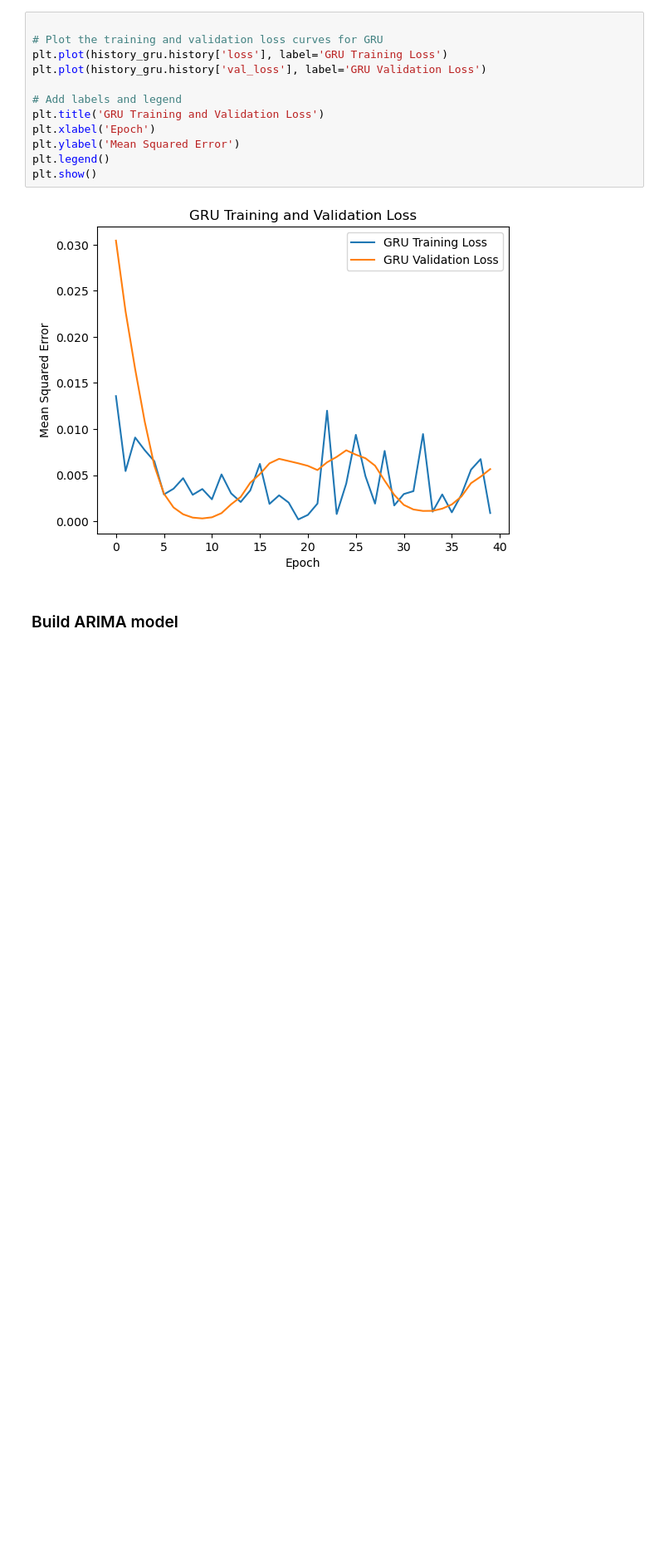
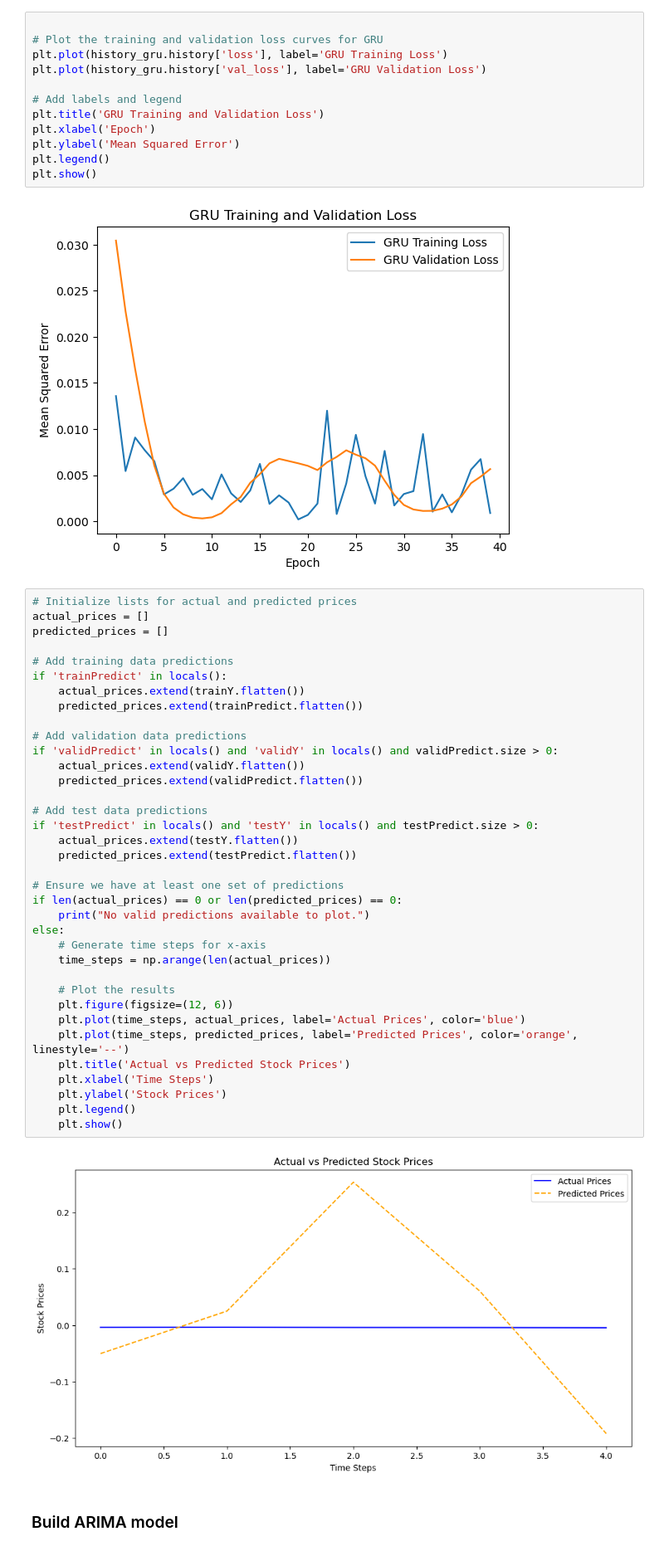
Before and after one commit to xiujieleo/deep-learning-fundamentaion, a Jupyter notebook: assignment3.ipynb, the cells around one changed output. Shown: that part at 83% size. Cells and saved outputs as stored; diff of their text form; blank space fills up the shorter version.

```diff
--- a/assignment3.ipynb
+++ b/assignment3.ipynb
@@ -451,6 +484,44 @@ plt.legend()
 plt.show()
 # %% [output]
 [figure]
+# %%
+# Initialize lists for actual and predicted prices
+actual_prices = []
+predicted_prices = []
+
+# Add training data predictions
+if 'trainPredict' in locals():
+    actual_prices.extend(trainY.flatten())
+    predicted_prices.extend(trainPredict.flatten())
+
+# Add validation data predictions
+if 'validPredict' in locals() and 'validY' in locals() and validPredict.size > 0:
+    actual_prices.extend(validY.flatten())
+    predicted_prices.extend(validPredict.flatten())
+
+# Add test data predictions
+if 'testPredict' in locals() and 'testY' in locals() and testPredict.size > 0:
+    actual_prices.extend(testY.flatten())
+    predicted_prices.extend(testPredict.flatten())
+
+# Ensure we have at least one set of predictions
+if len(actual_prices) == 0 or len(predicted_prices) == 0:
+    print("No valid predictions available to plot.")
+else:
+    # Generate time steps for x-axis
+    time_steps = np.arange(len(actual_prices))
+
+    # Plot the results
+    plt.figure(figsize=(12, 6))
+    plt.plot(time_steps, actual_prices, label='Actual Prices', color='blue')
+    plt.plot(time_steps, predicted_prices, label='Predicted Prices', color='orange', linestyle='--')
+    plt.title('Actual vs Predicted Stock Prices')
+    plt.xlabel('Time Steps')
+    plt.ylabel('Stock Prices')
+    plt.legend()
+    plt.show()
+# %% [output]
+[figure, added]
 # %% [markdown]
 ### Build ARIMA model
 # %%
```
Also changed, not shown: parts of 1 cell of this notebook.
